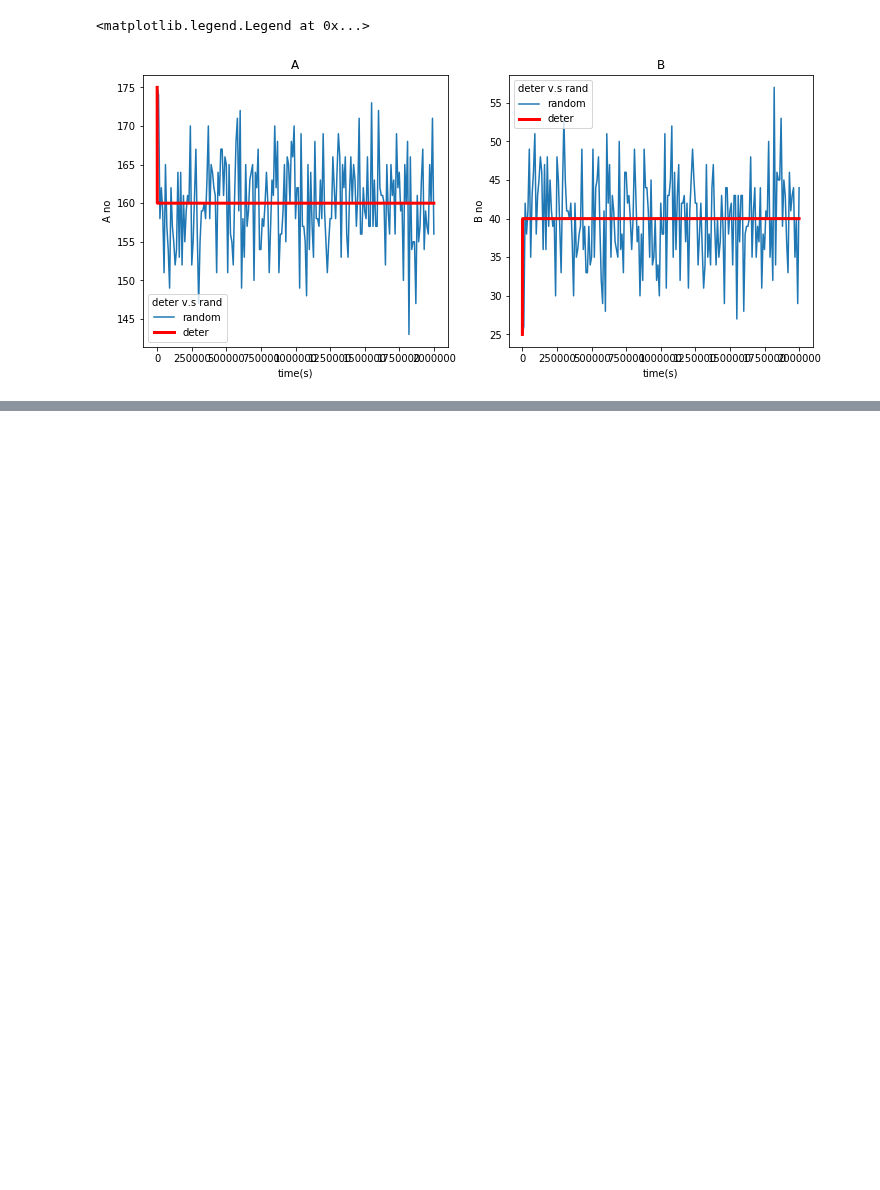
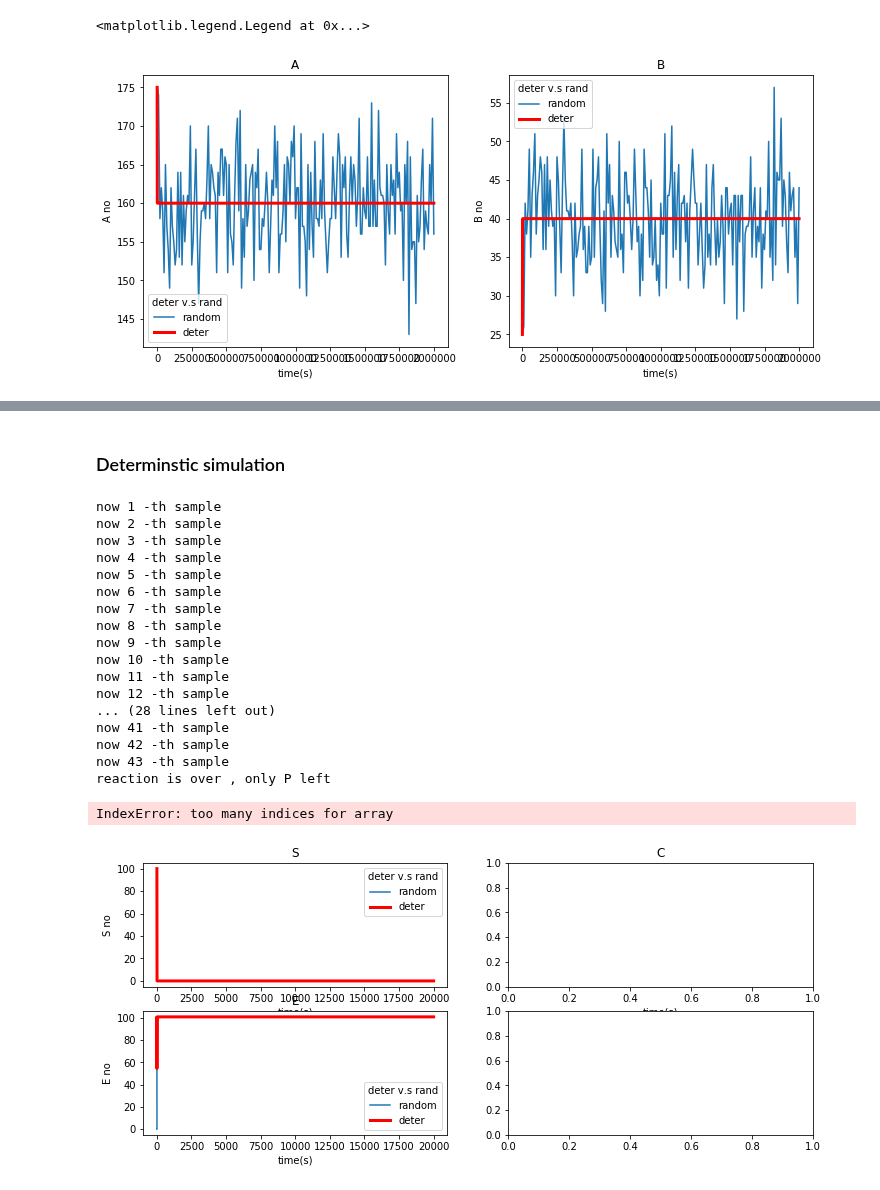
Before and after one commit to std92050/AMM, a Jupyter notebook: SDE/Exercise 1.ipynb, the cells around one changed output, grey strips where cells are left out. Saved outputs shown, nothing was run; the diff lists cells and outputs as text; code cells hidden in the pictures; blank space fills up the shorter version.

```diff
--- a/SDE/Exercise 1.ipynb
+++ b/SDE/Exercise 1.ipynb
@@ -165,0 +184,14 @@ ax[1].legend(title = "deter v.s rand")
+# %%
+#parameters
+kp = 1.1
+km = 0.1
+k2 = 0.8
+S0=100
+E0 =100
+C0=1
+P0=1
+t=0
+t_end= 20000
+t_sample = 0.01*max(1/kp , 1/km , 1/k2  )
+# %% [markdown]
+### Determinstic simulation
@@ -165,0 +282,57 @@ ax[1].legend(title = "deter v.s rand")
+# %%
+ t_array , S_array , E_array , C_array  , P_array  = t_stochastic(kp, km , k2 ,S0, E0 , C0 , P0)
+
+fig , ax = plt.subplots(2,2 ,  figsize=(12,5))
+
+ax[0,0].set_title("S")
+ax[0,0].set_xlabel('time(s)')
+ax[0,0].set_ylabel('S no')
+
+ax[0,0].plot( t_sample * t_array , S_array , label = "random" )
+ax[0,0].plot( t_deter[:,0] , 'r-' ,label = "deter" , linewidth =3.0 )
+ax[0,0].legend(title = "deter v.s rand")
+
+
+ax[1,0].set_title("E")
+ax[1,0].set_xlabel('time(s)')
+ax[1,0].set_ylabel('E no')
+
+ax[1,0].plot( t_sample * t_array , E_array , label = "random" )
+ax[1,0].plot( t_deter[:,1] , 'r-' ,label = "deter" , linewidth =3.0 )
+ax[1,0].legend(title = "deter v.s rand")
+
+ax[0,1].set_title("C")
+ax[0,1].set_xlabel('time(s)')
+ax[0,0,1].set_ylabel('C no')
+
+ax[0,1].plot( t_sample * t_array , C_array , label = "random" )
+ax[0,1].plot( t_deter[:,2] , 'r-' ,label = "deter" , linewidth =3.0 )
+ax[0,1].legend(title = "deter v.s rand")
+
+ax[1,1].set_title("D")
+ax[1,1].set_xlabel('time(s)')
+ax[1,1].set_ylabel('D no')
+
+ax[1,1].plot( t_sample * t_array , D_array , label = "random" )
+ax[1,1].plot( t_deter[:,3] , 'r-' ,label = "deter" , linewidth =3.0 )
+ax[1,1].legend(title = "deter v.s rand")
+# %% [output]
+now 1 -th sample
+now 2 -th sample
+now 3 -th sample
+now 4 -th sample
+now 5 -th sample
+now 6 -th sample
+now 7 -th sample
+now 8 -th sample
+now 9 -th sample
+now 10 -th sample
+now 11 -th sample
+now 12 -th sample
+... (28 lines left out)
+now 41 -th sample
+now 42 -th sample
+now 43 -th sample
+reaction is over , only P left
+IndexError: too many indices for array
+[figure, added]
```
Also changed, not shown: parts of 5 cells of this notebook.
